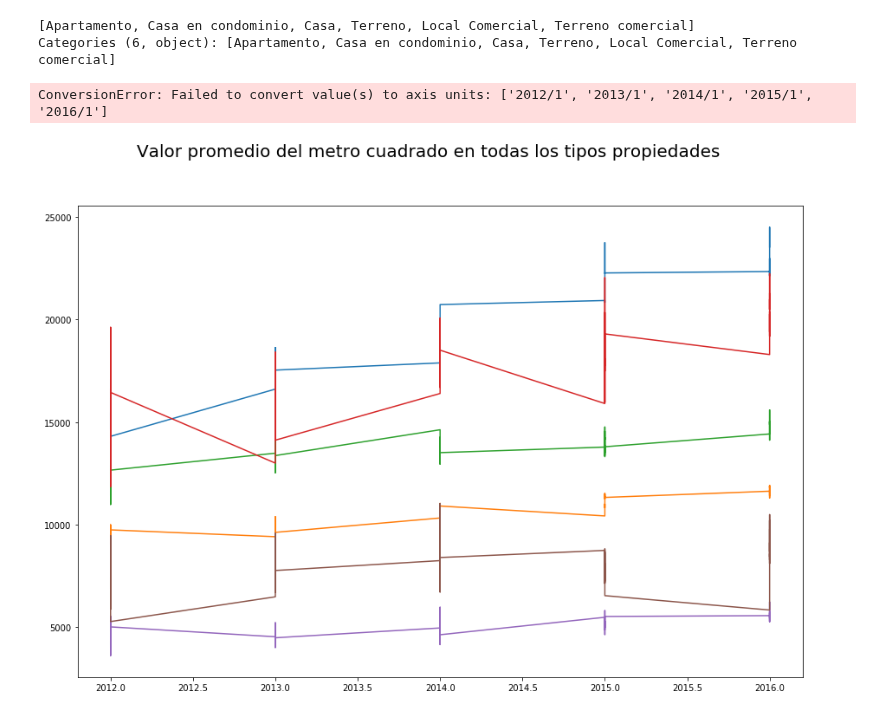
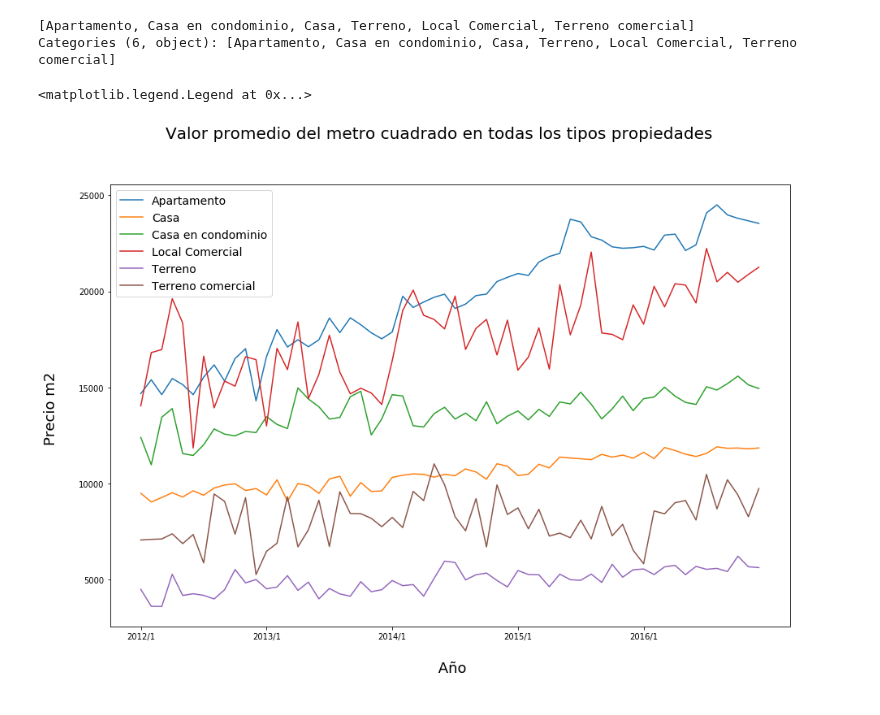
Before and after one commit to JuanCruzCastroLopez/tp1-zonajobs-analysis, a Jupyter notebook: parte_1_tiposdepropiedad.ipynb, the cells around one changed output. Cells and saved outputs as stored; diff of their text form; code cells hidden in the pictures.

```diff
--- a/parte_1_tiposdepropiedad.ipynb
+++ b/parte_1_tiposdepropiedad.ipynb
@@ -85,33 +85,33 @@ Categories (6, object): [Apartamento, Casa en condominio, Casa, Terreno, Local C
 # del costo de cada tipo de propiedad historicamente.
 df['tipodepropiedad'].cat.categories
 # df.shape
 fig, ax1 = plt.subplots(1,1, figsize=(15,10))
 
 fig.subplots_adjust(hspace=0.4, wspace=0.4)
 fig.suptitle('Valor promedio del metro cuadrado en todas los tipos propiedades',fontsize=20)
 
 dfprop = df.groupby(['año', 'mes', 'tipodepropiedad']).agg(precio_m2=('precio_m2', 'mean')).reset_index()
 
 copydf = df.copy()
 copydf['dia'] = 1
 
 dfprop['fecha'] = dfprop['año'].map(str) +'/'+ dfprop['mes'].map(str)
 dfprop
 
 # for name, nam2, group in dfprop:
 #     print(name)
 
 
 for i in dfprop.tipodepropiedad.cat.categories:
     dfplot = dfprop[dfprop['tipodepropiedad'] == i]
-    ax1.plot(dfplot.año,\
+    ax1.plot(dfplot.fecha,\
             dfplot.precio_m2,\
             label=i)
 
 plt.xticks(['2012/1','2013/1','2014/1','2015/1','2016/1'])
 ax1.set_xlabel("\n Año", fontsize=18)
 ax1.set_ylabel("Precio m2 \n", fontsize=18)
 ax1.legend(loc='best', title_fontsize=16, fontsize=14)
 # %% [output]
-ConversionError: Failed to convert value(s) to axis units: ['2012/1', '2013/1', '2014/1', '2015/1', '2016/1']
+<matplotlib.legend.Legend at 0x...>
-[figure, old version]
+[figure, new version]
```
